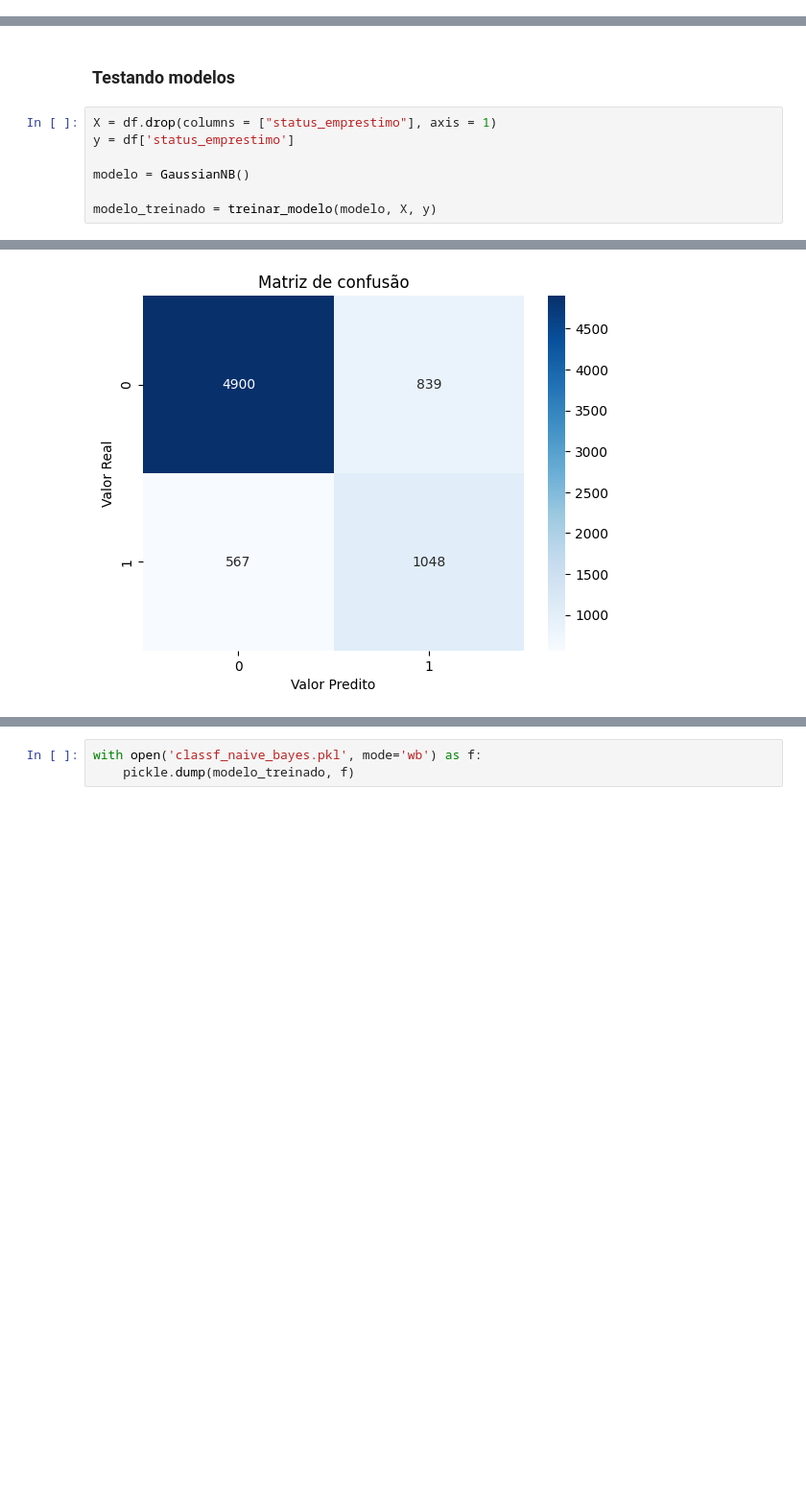
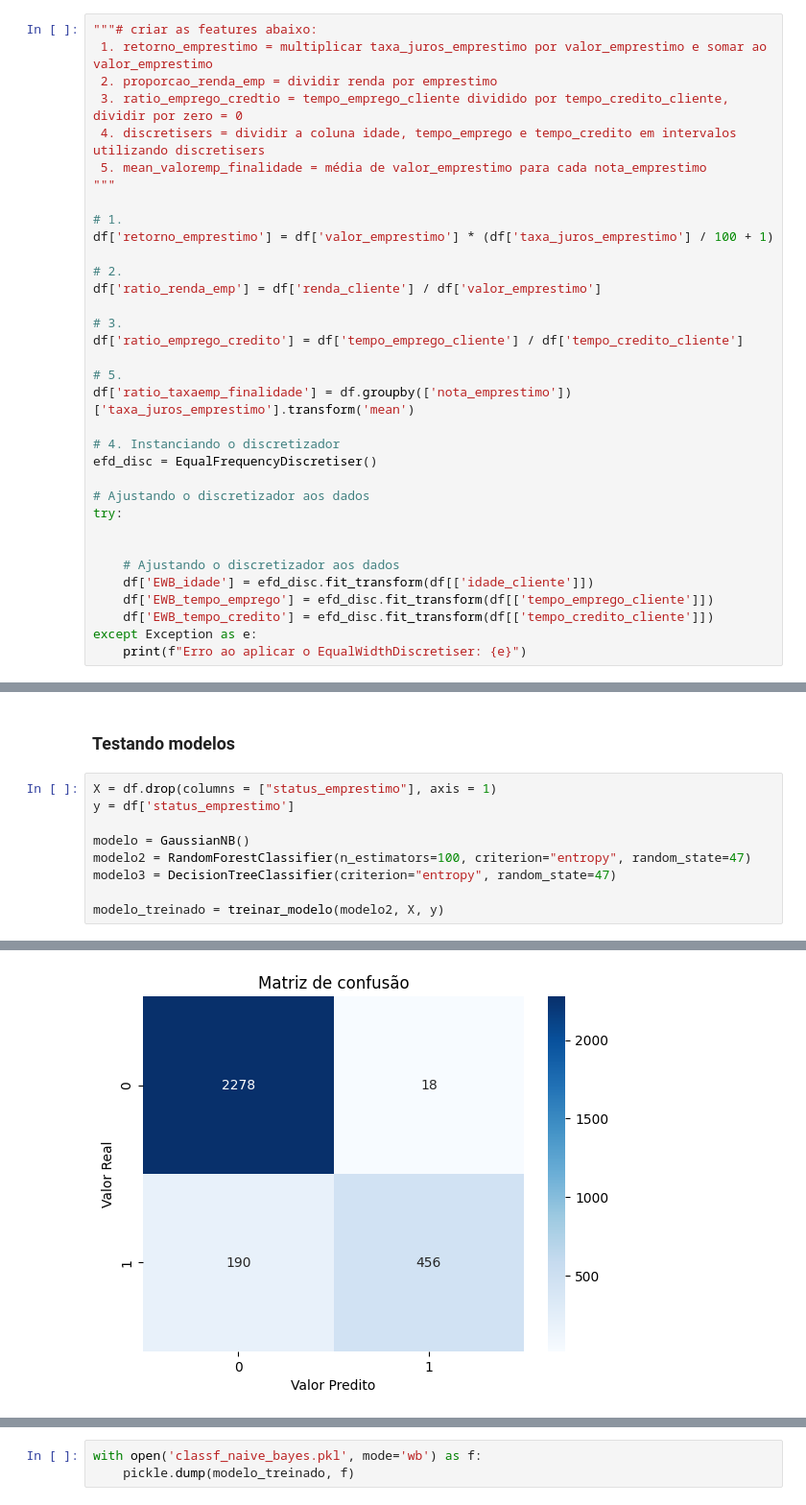
Before and after one commit to GBibiano/risco-credito, a Jupyter notebook: modelagem.ipynb, the cells around one changed output, grey strips where cells are left out. Shown: that part at 96% size. Saved outputs shown, nothing was run; the diff lists cells and outputs as text; blank space fills up the shorter version.

Commit message:
Add modelagem 16JUL24
Random Forest Classifier: accuracy: 0.933 e recall: 0.930.

```diff
--- a/modelagem.ipynb
+++ b/modelagem.ipynb
@@ -116,0 +86,34 @@ def treinar_modelo(modelo, X: pd.DataFrame, y: pd.Series) -> str:
+# %%
+"""# criar as features abaixo:
+ 1. retorno_emprestimo = multiplicar taxa_juros_emprestimo por valor_emprestimo e somar ao valor_emprestimo
+ 2. proporcao_renda_emp = dividir renda por emprestimo
+ 3. ratio_emprego_credtio = tempo_emprego_cliente dividido por tempo_credito_cliente, dividir por zero = 0
+ 4. discretisers = dividir a coluna idade, tempo_emprego e tempo_credito em intervalos utilizando discretisers
+ 5. mean_valoremp_finalidade = média de valor_emprestimo para cada nota_emprestimo
+"""
+
+# 1.
+df['retorno_emprestimo'] = df['valor_emprestimo'] * (df['taxa_juros_emprestimo'] / 100 + 1)
+
+# 2.
+df['ratio_renda_emp'] = df['renda_cliente'] / df['valor_emprestimo']
+
+# 3.
+df['ratio_emprego_credito'] = df['tempo_emprego_cliente'] / df['tempo_credito_cliente']
+
+# 5.
+df['ratio_taxaemp_finalidade'] = df.groupby(['nota_emprestimo'])['taxa_juros_emprestimo'].transform('mean')
+
+# 4. Instanciando o discretizador
+efd_disc = EqualFrequencyDiscretiser()
+
+# Ajustando o discretizador aos dados
+try:
+
+
+    # Ajustando o discretizador aos dados
+    df['EWB_idade'] = efd_disc.fit_transform(df[['idade_cliente']])
+    df['EWB_tempo_emprego'] = efd_disc.fit_transform(df[['tempo_emprego_cliente']])
+    df['EWB_tempo_credito'] = efd_disc.fit_transform(df[['tempo_credito_cliente']])
+except Exception as e:
+    print(f"Erro ao aplicar o EqualWidthDiscretiser: {e}")
@@ -148,6 +256,8 @@ X = df.drop(columns = ["status_emprestimo"], axis = 1)
 y = df['status_emprestimo']
 
 modelo = GaussianNB()
+modelo2 = RandomForestClassifier(n_estimators=100, criterion="entropy", random_state=47)
+modelo3 = DecisionTreeClassifier(criterion="entropy", random_state=47)
 
-modelo_treinado = treinar_modelo(modelo, X, y)
+modelo_treinado = treinar_modelo(modelo2, X, y)
 # %% [output]
@@ -155 +266 @@ modelo_treinado = treinar_modelo(modelo, X, y)
-[figure, old version]
+[figure, new version]
```
Also changed, not shown: parts of 26 cells of this notebook.
